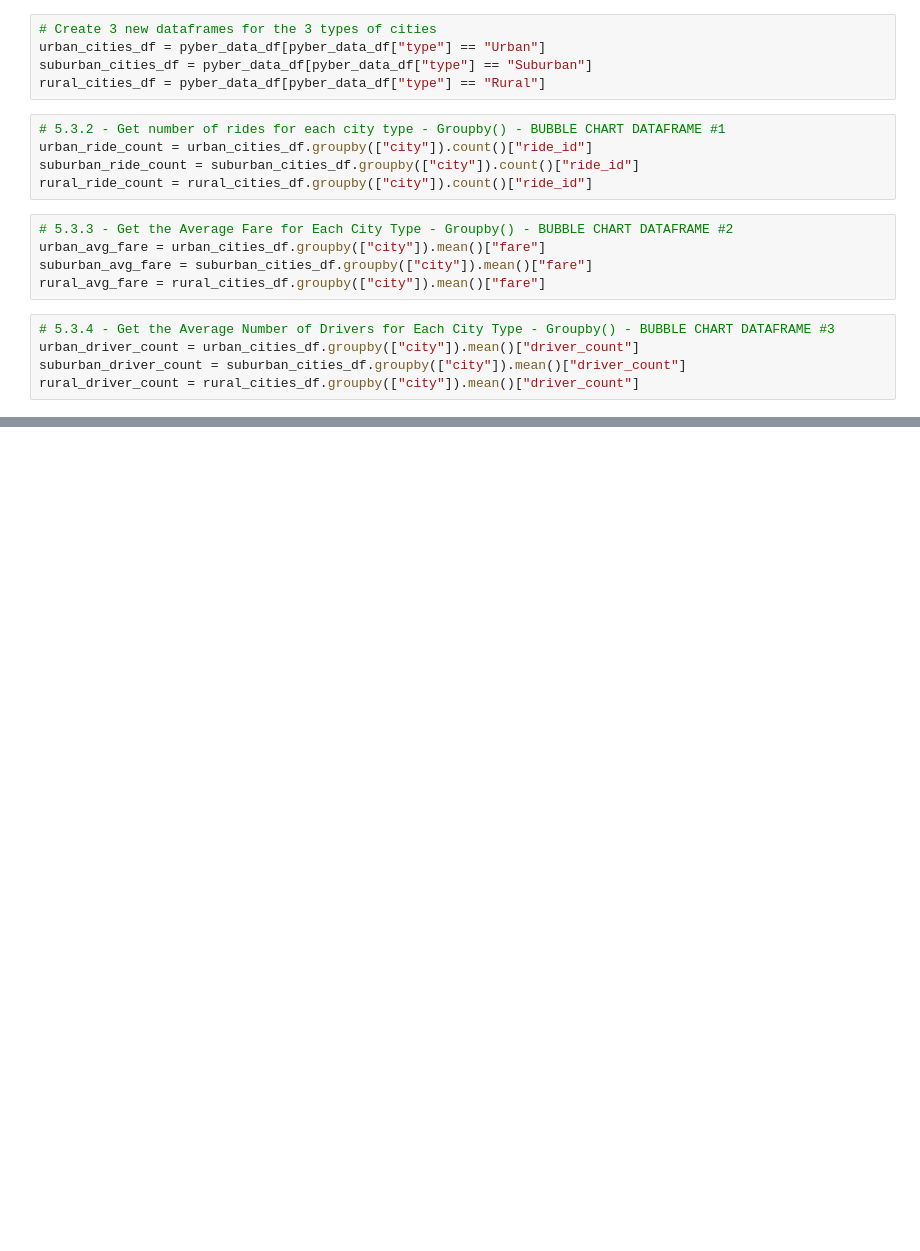
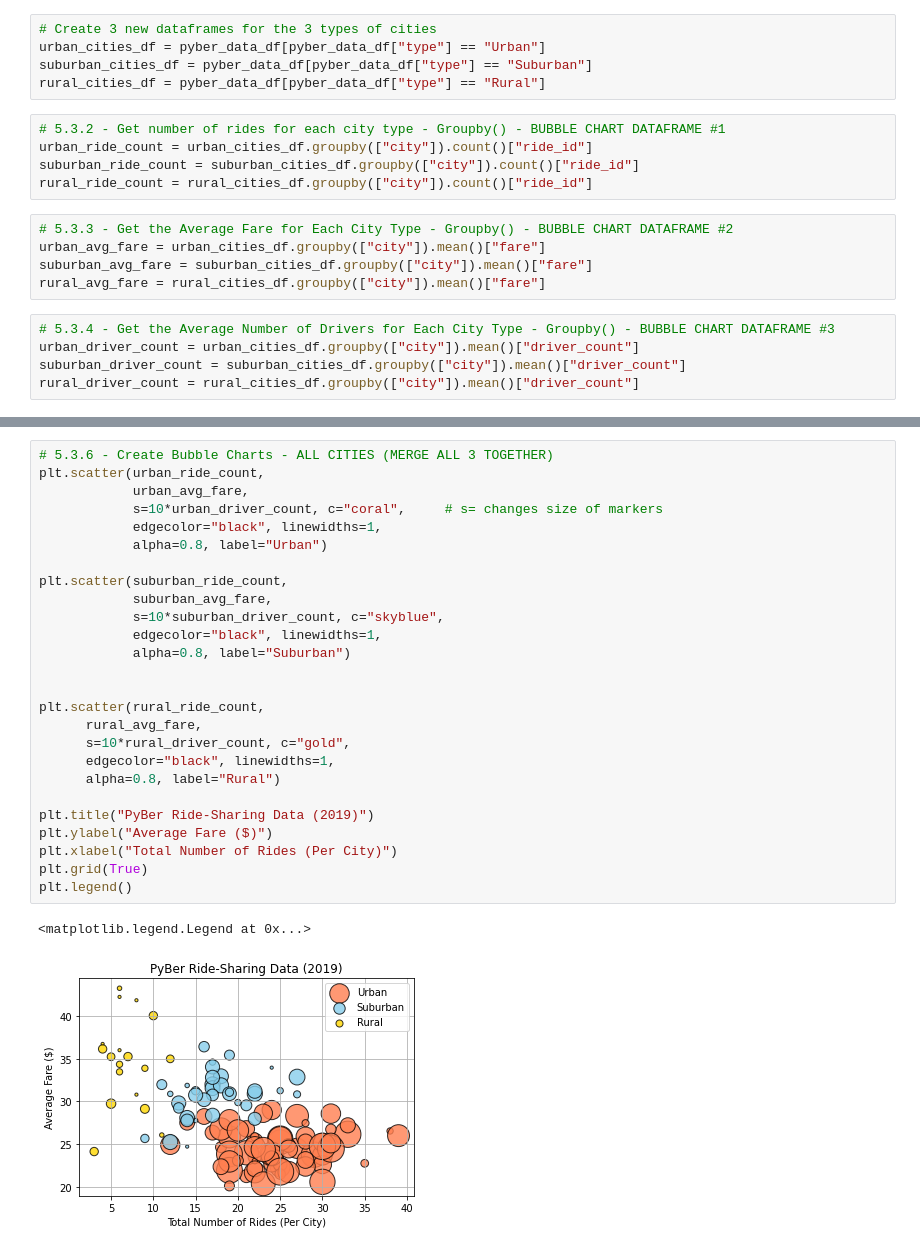
Before and after one commit to lawnshogan/PyBer_Analysis, a Jupyter notebook: PyBer.ipynb, the cells around one changed output, grey strips where cells are left out. Cells and saved outputs as stored; diff of their text form; blank space fills up the shorter version.

```diff
--- a/PyBer.ipynb
+++ b/PyBer.ipynb
@@ -136,0 +185,29 @@ rural_driver_count = rural_cities_df.groupby(["city"]).mean()["driver_count"]
+# %%
+# 5.3.6 - Create Bubble Charts - ALL CITIES (MERGE ALL 3 TOGETHER)
+plt.scatter(urban_ride_count,
+            urban_avg_fare,
+            s=10*urban_driver_count, c="coral",     # s= changes size of markers
+            edgecolor="black", linewidths=1,
+            alpha=0.8, label="Urban")
+
+plt.scatter(suburban_ride_count,
+            suburban_avg_fare,
+            s=10*suburban_driver_count, c="skyblue",
+            edgecolor="black", linewidths=1,
+            alpha=0.8, label="Suburban")
+
+
+plt.scatter(rural_ride_count,
+      rural_avg_fare,
+      s=10*rural_driver_count, c="gold",
+      edgecolor="black", linewidths=1,
+      alpha=0.8, label="Rural")
+
+plt.title("PyBer Ride-Sharing Data (2019)")
+plt.ylabel("Average Fare ($)")
+plt.xlabel("Total Number of Rides (Per City)")
+plt.grid(True)
+plt.legend()
+# %% [output]
+<matplotlib.legend.Legend at 0x...>
+[figure, added]
```
Also changed, not shown: parts of 3 cells of this notebook.
